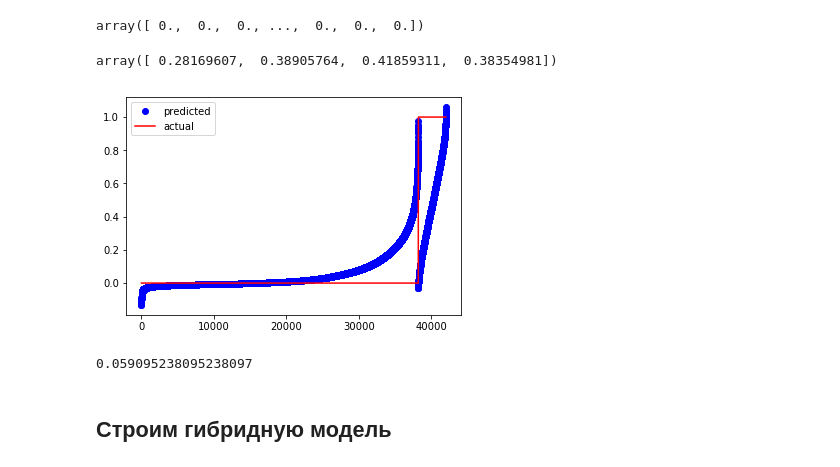
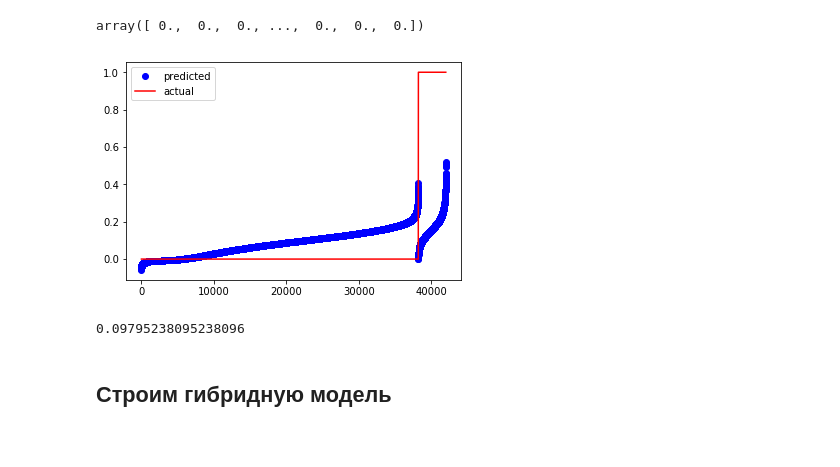
Before and after one commit to palich12/DataScientistDZ, a Jupyter notebook: DZ_5_2/lab2_1.ipynb, the cells around one changed output. Cells and saved outputs as stored; diff of their text form; code cells hidden in the pictures.

```diff
--- a/DZ_5_2/lab2_1.ipynb
+++ b/DZ_5_2/lab2_1.ipynb
@@ -79,0 +82,4 @@ for i in range(len(test_img)):
+# %%
+for i in range(len(train_hist)):
+    max_h = np.argmax( train_hist[i])
+    train_hist[i] =  np.concatenate( (train_hist[i][max_h:len(train_hist[i])], train_hist[i][0:max_h]), axis=0)
@@ -124,41 +128,43 @@ train_label_5
 # %% [output]
 array([ 0.,  0.,  0., ...,  0.,  0.,  0.])
 # %%
-pipeline = Pipeline(steps=[('scale', StandardScaler()),
-                           ('model', Ridge(alpha=1.0))])
-
-param_grid = {'model': [Ridge(alpha=1.5),
-                        RandomForestRegressor(),
-                        GradientBoostingRegressor(),
-                        BaggingRegressor()]}
-
-grid = GridSearchCV(pipeline, param_grid,
-                    scoring=make_scorer(r2_score),
-                    cv=kfold)
-model = grid.fit(train_hist, train_label_5)
-model.cv_results_['mean_test_score']
+#pipeline = Pipeline(steps=[('scale', StandardScaler()),
+#                           ('model', Ridge(alpha=1.0))])
+#
+#param_grid = {'model': [Ridge(alpha=1.5),
+#                        RandomForestRegressor(),
+#                        GradientBoostingRegressor(),
+#                        BaggingRegressor()]}
+#
+#grid_5 = GridSearchCV(pipeline, param_grid,
+#                    scoring=make_scorer(r2_score),
+#                    cv=kfold)
+#model_5 = grid_5.fit(train_hist, train_label_5)
+#model_5.cv_results_['mean_test_score']
-# %% [output]
-array([ 0.28169607,  0.38905764,  0.41859311,  0.38354981])
+# %%
+model_5 = GradientBoostingRegressor().fit(train_hist, train_label_5)
 # %%
-predicted_5 = model.best_estimator_.predict(train_hist)
+#predicted_5 = model_5.best_estimator_.predict(train_hist)
+predicted_5 = model_5.predict(train_hist)
 
 pairs = np.array(sorted(zip(train_label_5, predicted_5)))
 plt.plot(range(0, len(pairs)), pairs[:, 1], 'bo',
          range(0, len(pairs)), pairs[:, 0], 'r-')
 
 plt.legend(['predicted', 'actual'])
 plt.show()
 # %% [output]
-[figure, old version]
+[figure, new version]
 # %%
 error = 0
 i = 0
+p = 0.2
 while i < len( predicted_5):
-    error += 1 if train_label_5[i] == 0 and predicted_5[i] > 0.5 or train_label_5[i] == 1 and predicted_5[i] <= 0.5 else 0
+    error += 1 if train_label_5[i] == 0 and predicted_5[i] > p or train_label_5[i] == 1 and predicted_5[i] <= p else 0
     i +=1
 error / len( predicted_5)
 # %% [output]
-0.059095238095238097
+0.09795238095238096
 # %% [markdown]
 ## Строим гибридную модель
 # %%
```
Also changed, not shown: parts of 8 cells of this notebook, 1 other file.
